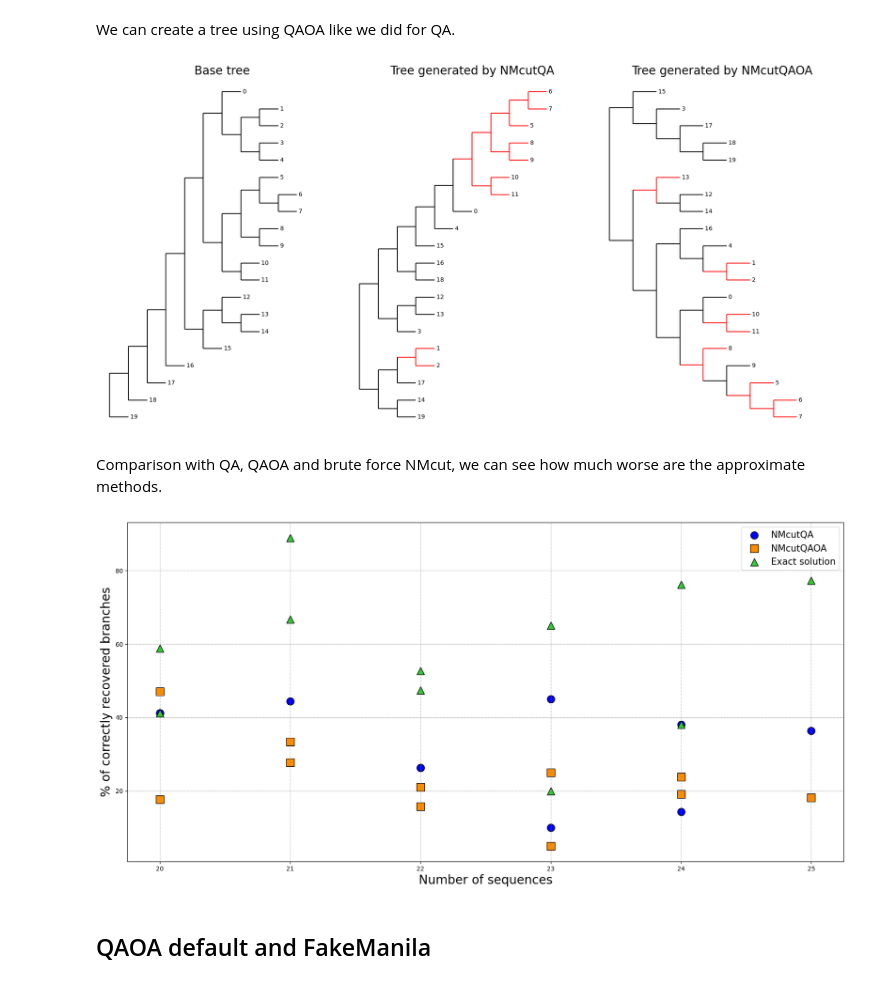
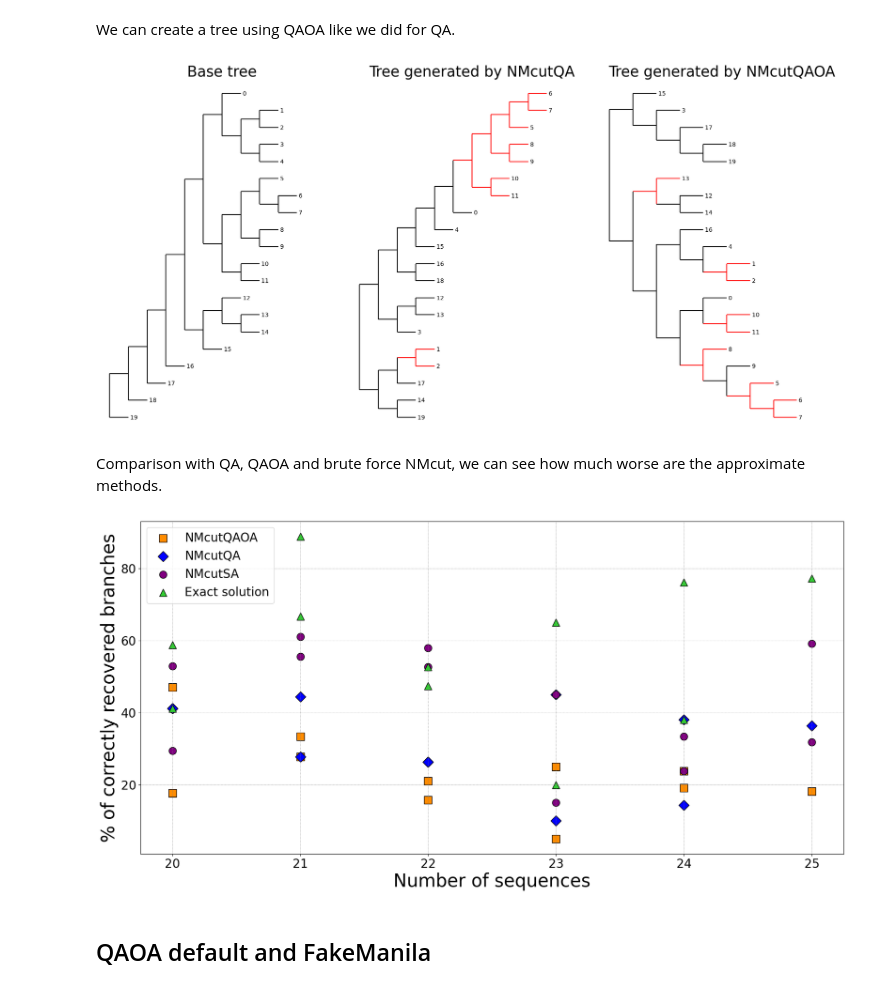
Before and after one commit to Nicofero/PhyloTree_ReConst, a Jupyter notebook: metrics_study.ipynb, the cells around one changed output. Cells and saved outputs as stored; diff of their text form; code cells hidden in the pictures.

```diff
--- a/metrics_study.ipynb
+++ b/metrics_study.ipynb
@@ -656,19 +657,19 @@ fig, (axes1, axes2, axes3) = plt.subplots(1, 3, figsize=(18, 9))
 
 # Plot the second tree
 Phylo.draw(tree2, do_show=False, axes=axes1)
-axes1.set_title("Base tree",fontdict={'fontsize': 20})
+axes1.set_title("Base tree",fontdict={'fontsize': 25})
 plt.setp(axes1, xticks=[], yticks=[])  # Remove ticks
 axes1.axis('off')  # Remove axes
 
 # Plot the first tree
 Phylo.draw(tree1, do_show=False, axes=axes2)
-axes2.set_title("Tree generated by NMcutQA",fontdict={'fontsize': 20})
+axes2.set_title("Tree generated by NMcutQA",fontdict={'fontsize': 25})
 plt.setp(axes2, xticks=[], yticks=[])  # Remove ticks
 axes2.axis('off')  # Remove axes
 
 # Plot the third tree
 Phylo.draw(tree3, do_show=False, axes=axes3)
-axes3.set_title("Tree generated by NMcutQAOA",fontdict={'fontsize': 20})
+axes3.set_title("Tree generated by NMcutQAOA",fontdict={'fontsize': 25})
 plt.setp(axes3, xticks=[], yticks=[])  # Remove ticks
 axes3.axis('off')  # Remove axes
 
@@ -676,31 +677,38 @@ axes3.axis('off')  # Remove axes
 plt.tight_layout()
 plt.show()
 # %% [output]
-[figure, old version]
+[figure, new version]
 # %% [markdown]
 Comparison with QA, QAOA and brute force NMcut, we can see how much worse are the approximate methods.
+# %%
+sa_df = pd.read_csv('metrics/RF-distance-sa.csv')
 # %%
 filtered_rf = rf[rf['size'] < 26]
 filtered_rf = filtered_rf[filtered_rf['id']!= '40617']
 filtered_qiskit = qiskit_df[qiskit_df['size'] < 26]
 filtered_qiskit = filtered_qiskit[filtered_qiskit['size'] > 19]
 filtered_qiskit = filtered_qiskit[filtered_qiskit['id']!= 40617]
 jitter = 0.1
 plt.subplots(figsize=(21, 10))
 
-plt.scatter(filtered_rf['size'], filtered_rf['RF'], edgecolor='k', color='blue', s=150, marker='o', label='NMcutQA')
+
 plt.scatter(filtered_qiskit['size'], filtered_qiskit['RF'], edgecolor='k', color='darkorange', s=150, marker='s', label='NMcutQAOA')
+plt.scatter(filtered_rf['size'], filtered_rf['RF'], edgecolor='k', color='blue', s=150, marker='D', label='NMcutQA')
+plt.scatter(sa_df['size'], sa_df['RF'], edgecolor='k', color='purple', s=150,marker='o',label='NMcutSA')
 plt.scatter(rf_bf['size'], rf_bf['RF'], edgecolor='k', color='limegreen', s=150, marker='^', label='Exact solution')
 
 
-plt.xlabel('Number of sequences',fontdict={'fontsize': 20})
-plt.ylabel('% of correctly recovered branches',fontdict={'fontsize': 20})
+
+plt.xlabel('Number of sequences',fontdict={'fontsize': 30})
+plt.ylabel('% of correctly recovered branches',fontdict={'fontsize': 30})
+plt.xticks(fontsize=20)
+plt.yticks(fontsize=20)
 # plt.title('Comparison between QAOA, QA and Exact solution', fontsize=30)
 plt.grid(color='gray', linestyle='--', linewidth=0.4)
-plt.legend(fontsize=15)
+plt.legend(fontsize=20)
 plt.show()
 # %% [output]
-[figure, old version]
+[figure, new version]
 # %% [markdown]
 ## QAOA default and FakeManila
 # %%
```
Also changed, not shown: parts of 16 cells of this notebook, 16 other files.
